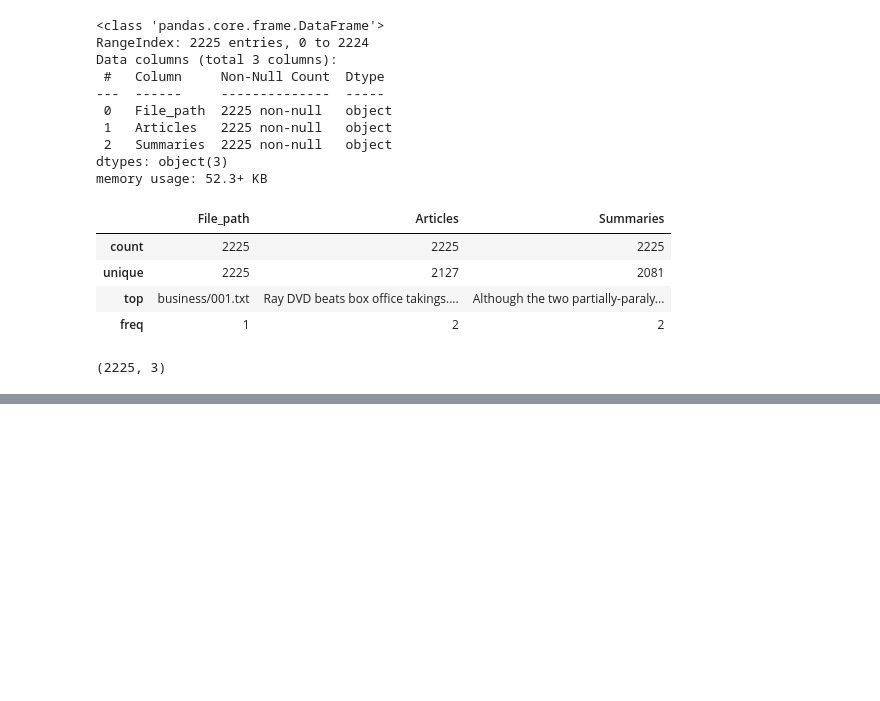
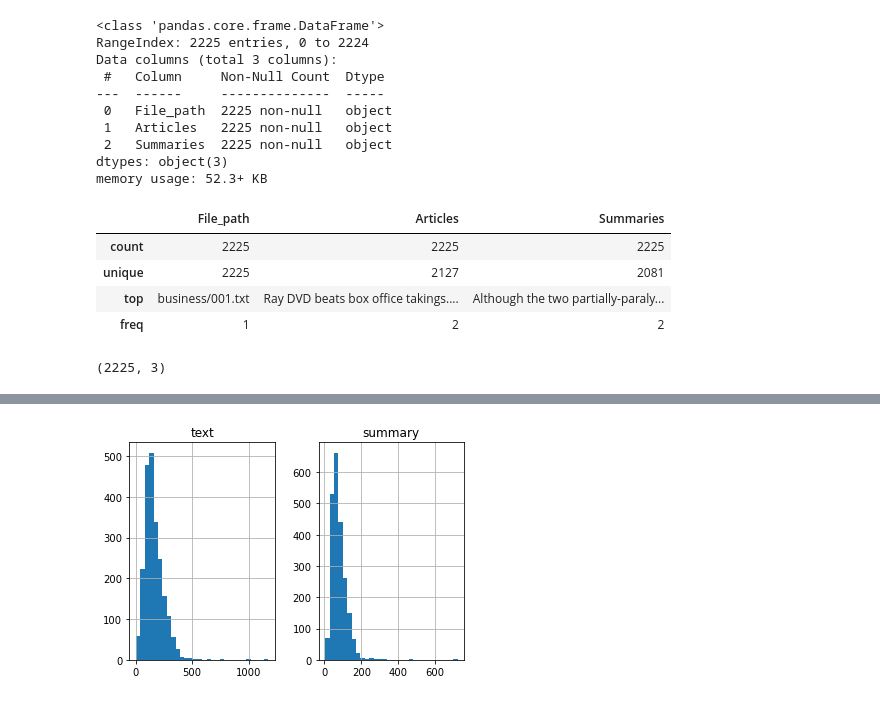
Before and after one commit to AdeoluAdegboye/ssf-ibm-z, a Jupyter notebook: bbc.ipynb, the cells around one changed output, grey strips where cells are left out. Saved outputs shown, nothing was run; the diff lists cells and outputs as text; code cells hidden in the pictures; blank space fills up the shorter version.

Commit message:
added: further data processing

```diff
--- a/bbc.ipynb
+++ b/bbc.ipynb
@@ -245,0 +260,10 @@ data
+# %%
+def punc_clean(text):
+    import string as st
+    a=[w for w in text if w not in st.punctuation]
+    return ''.join(a)
+
+data['Summary'] = data['Summary'].apply(punc_clean)
+data['Article'] = data['Article'].apply(punc_clean)
+# %%
+data['cleaned_summary'] = data['Summary'].apply(lambda x : '_START_ '+ x + ' _END_')
@@ -245,0 +285,36 @@ data
+# %%
+# data['cleaned_text']=cleaned_text
+cleaned_summary=data['cleaned_summary']
+data['cleaned_summary'].replace('', np.nan, inplace=True)
+# %%
+
+text_word_count = []
+summary_word_count = []
+
+# populate the lists with sentence lengths
+for i in data['abs']:
+      text_word_count.append(len(i.split()))
+
+for i in data['cleaned_summary']:
+      summary_word_count.append(len(i.split()))
+
+length_df = pd.DataFrame({'text':text_word_count, 'summary':summary_word_count})
+length_df.hist(bins = 30)
+plt.show()
+# %%
+import matplotlib.pyplot as plt
+text_word_count = []
+summary_word_count = []
+
+# populate the lists with sentence lengths
+for i in data['Article']:
+      text_word_count.append(len(i.split()))
+
+for i in data['cleaned_summary']:
+      summary_word_count.append(len(i.split()))
+
+length_df = pd.DataFrame({'text':text_word_count, 'summary':summary_word_count})
+length_df.hist(bins = 30)
+plt.show()
+# %% [output]
+[figure, added]
```
Also changed, not shown: parts of 8 cells of this notebook.
